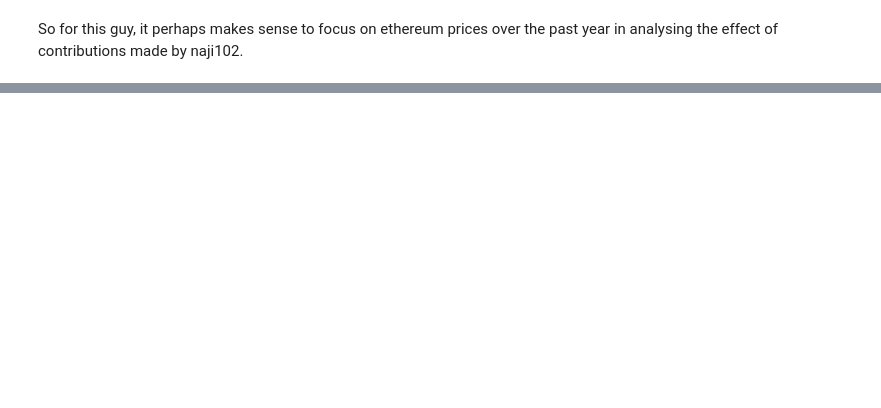
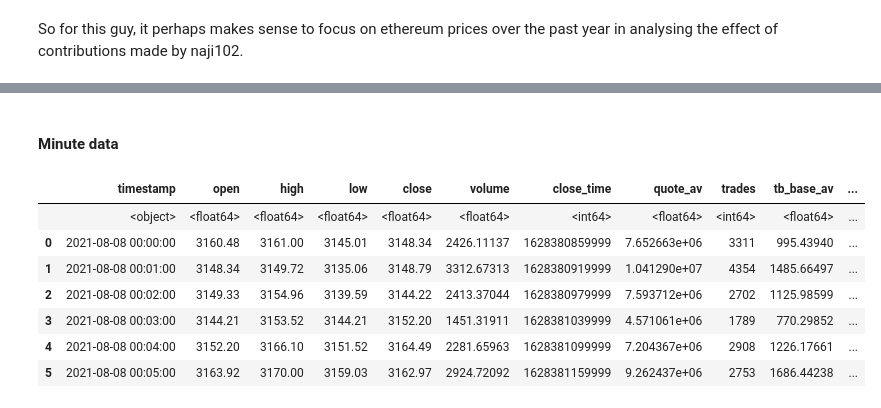
Before and after one commit to zachHFT/Optimal-Cryptocurrency-Trading-Strategies-Step2, a Jupyter notebook: Reddit_Analysis/Network_Analysis/reddit_webscraping_for_backtesting.ipynb, the cells around one changed output, grey strips where cells are left out. Saved outputs shown, nothing was run; the diff lists cells and outputs as text; code cells hidden in the pictures; blank space fills up the shorter version.

```diff
--- a/Reddit_Analysis/Network_Analysis/reddit_webscraping_for_backtesting.ipynb
+++ b/Reddit_Analysis/Network_Analysis/reddit_webscraping_for_backtesting.ipynb
@@ -277,0 +372,16 @@ head(eth_naji102)
+# %% [markdown]
+#### Minute data
+# %%
+eth_naji102_m = open("/Users/kc/Documents/StatCompVis/CryptoProject/Optimal-Cryptocurrency-Trading-Strategies-Step2/Reddit_Analysis/Price_Data_Extraction/Data/Binance_OHLC/ETHUSDT-1m-binance.csv", "r")
+eth_naji102_m = pd.read_csv(eth_naji102_m)
+# %%
+head(eth_naji102_m)
+# %% [output]
+|  | timestamp | open | high | low | close | volume | close_time | quote_av | trades | tb_base_av | ... |
+|  | <object> | <float64> | <float64> | <float64> | <float64> | <float64> | <int64> | <float64> | <int64> | <float64> | ... |
+| 0 | 2021-08-08 00:00:00 | 3160.48 | 3161.00 | 3145.01 | 3148.34 | 2426.11137 | 1628380859999 | 7.652663e+06 | 3311 | 995.43940 | ... |
+| 1 | 2021-08-08 00:01:00 | 3148.34 | 3149.72 | 3135.06 | 3148.79 | 3312.67313 | 1628380919999 | 1.041290e+07 | 4354 | 1485.66497 | ... |
+| 2 | 2021-08-08 00:02:00 | 3149.33 | 3154.96 | 3139.59 | 3144.22 | 2413.37044 | 1628380979999 | 7.593712e+06 | 2702 | 1125.98599 | ... |
+| 3 | 2021-08-08 00:03:00 | 3144.21 | 3153.52 | 3144.21 | 3152.20 | 1451.31911 | 1628381039999 | 4.571061e+06 | 1789 | 770.29852 | ... |
+| 4 | 2021-08-08 00:04:00 | 3152.20 | 3166.10 | 3151.52 | 3164.49 | 2281.65963 | 1628381099999 | 7.204367e+06 | 2908 | 1226.17661 | ... |
+| 5 | 2021-08-08 00:05:00 | 3163.92 | 3170.00 | 3159.03 | 3162.97 | 2924.72092 | 1628381159999 | 9.262437e+06 | 2753 | 1686.44238 | ... |
```
Also changed, not shown: parts of 24 cells of this notebook.
